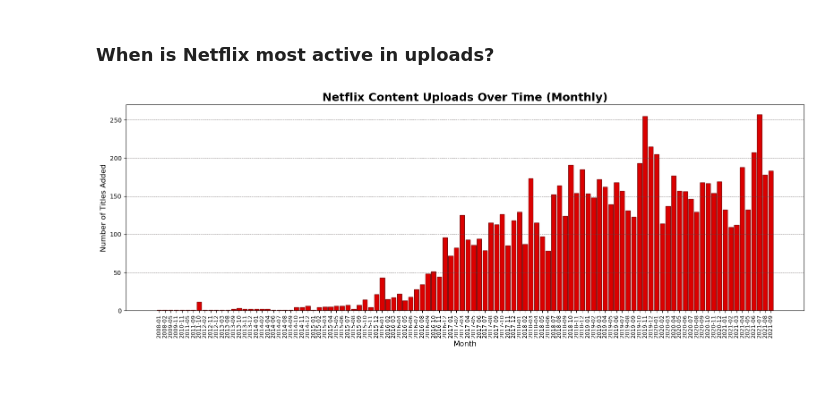
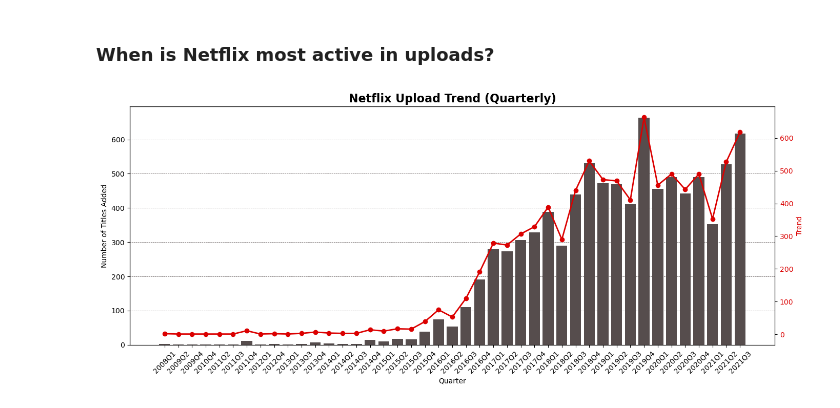
Before and after one commit to rajtejaswee/netflix-data-analysis, a Jupyter notebook: Netflix_EDA.ipynb, the cells around one changed output. Cells and saved outputs as stored; diff of their text form; code cells hidden in the pictures; blank space fills up the shorter version.

```diff
--- a/Netflix_EDA.ipynb
+++ b/Netflix_EDA.ipynb
@@ -466,22 +466,41 @@ df['month_year'] = df['date_added'].dt.to_period('M')
 monthly_counts = df['month_year'].value_counts().sort_index()
 monthly_df = monthly_counts.reset_index()
 monthly_df.columns = ['Month', 'Count']
-# %%
-monthly_df['Month'] = monthly_df['Month'].dt.strftime('%Y-%m')  # Convert to string format like '2021-07'
-
-plt.figure(figsize=(16, 6), facecolor=white)
-plt.bar(monthly_df['Month'], monthly_df['Count'], color=netflix_red, edgecolor=netflix_blood)
-
-# Styling
-plt.title('Netflix Content Uploads Over Time (Monthly)', fontsize=18, color=netflix_dark, weight='bold')
-plt.xlabel('Month', fontsize=12, color=netflix_dark)
-plt.ylabel('Number of Titles Added', fontsize=12, color=netflix_dark)
-plt.xticks(rotation=90, fontsize=9, color=netflix_dark)
-plt.yticks(color=netflix_dark)
-plt.grid(axis='y', linestyle='--', linewidth=0.5, color=netflix_gray)
-plt.tight_layout()
-plt.gca().set_facecolor(white)
-
-plt.show()
-# %% [output]
-[figure, removed]
+# %%
+import matplotlib.pyplot as plt
+import pandas as pd
+
+# Make sure 'monthly_df' exists with columns 'Month' and 'Count'
+monthly_df['Month'] = monthly_df['Month'].dt.to_timestamp()
+monthly_df['Quarter'] = monthly_df['Month'].dt.to_period('Q')
+quarterly_df = monthly_df.groupby('Quarter')['Count'].sum().reset_index()
+quarterly_df['Quarter'] = quarterly_df['Quarter'].astype(str)
+
+# Define Netflix colors
+netflix_red = '#db0000'
+netflix_gray = '#564d4d'
+netflix_dark = '#000000'
+netflix_blood = '#831010'
+white = '#ffffff'
+
+# Plot
+fig, ax1 = plt.subplots(figsize=(14, 6), facecolor=white)
+ax1.bar(quarterly_df['Quarter'], quarterly_df['Count'], color=netflix_gray)
+ax1.set_ylabel('Number of Titles Added', color=netflix_dark)
+ax1.set_xlabel('Quarter', color=netflix_dark)
+ax1.set_title('Netflix Upload Trend (Quarterly)', fontsize=16, weight='bold', color=netflix_dark)
+ax1.tick_params(axis='x', rotation=45)
+ax1.tick_params(axis='y', labelcolor=netflix_dark)
+ax1.set_facecolor(white)
+
+# Line overlay
+ax2 = ax1.twinx()
+ax2.plot(quarterly_df['Quarter'], quarterly_df['Count'], color=netflix_red, marker='o', linewidth=2)
+ax2.tick_params(axis='y', labelcolor=netflix_red)
+ax2.set_ylabel('Trend', color=netflix_red)
+
+ax1.grid(axis='y', linestyle='--', linewidth=0.5, color=netflix_gray)
+fig.tight_layout()
+plt.show()
+# %% [output]
+[figure, added]
```
Also changed, not shown: parts of 5 cells of this notebook.
